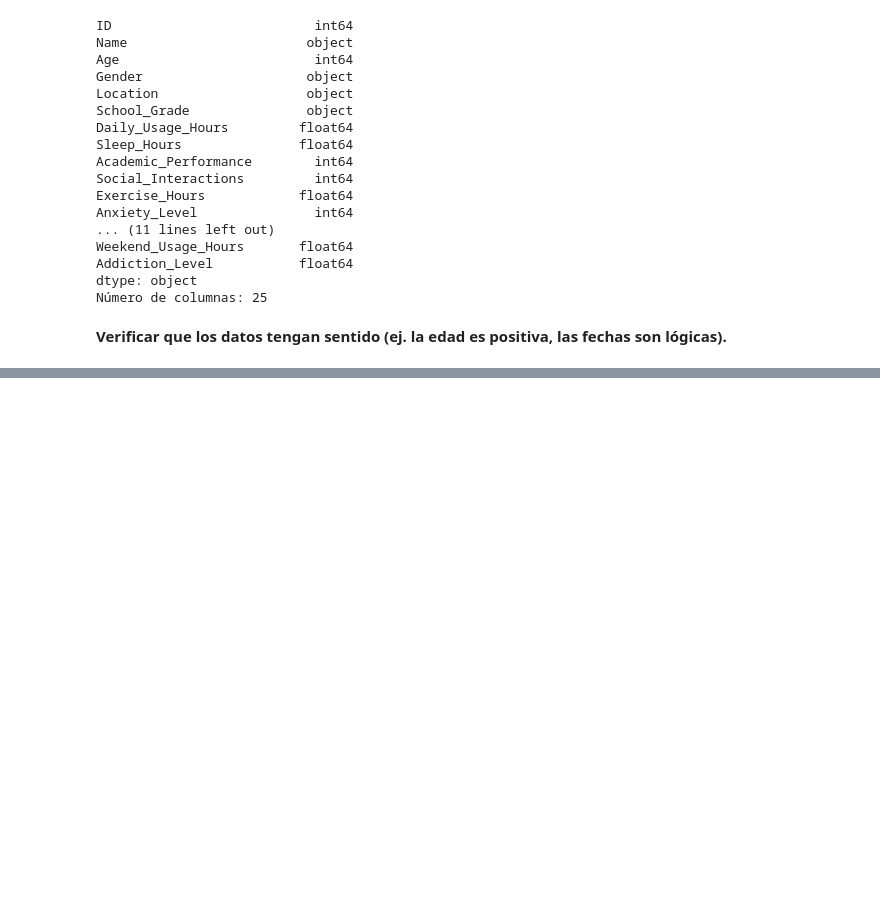
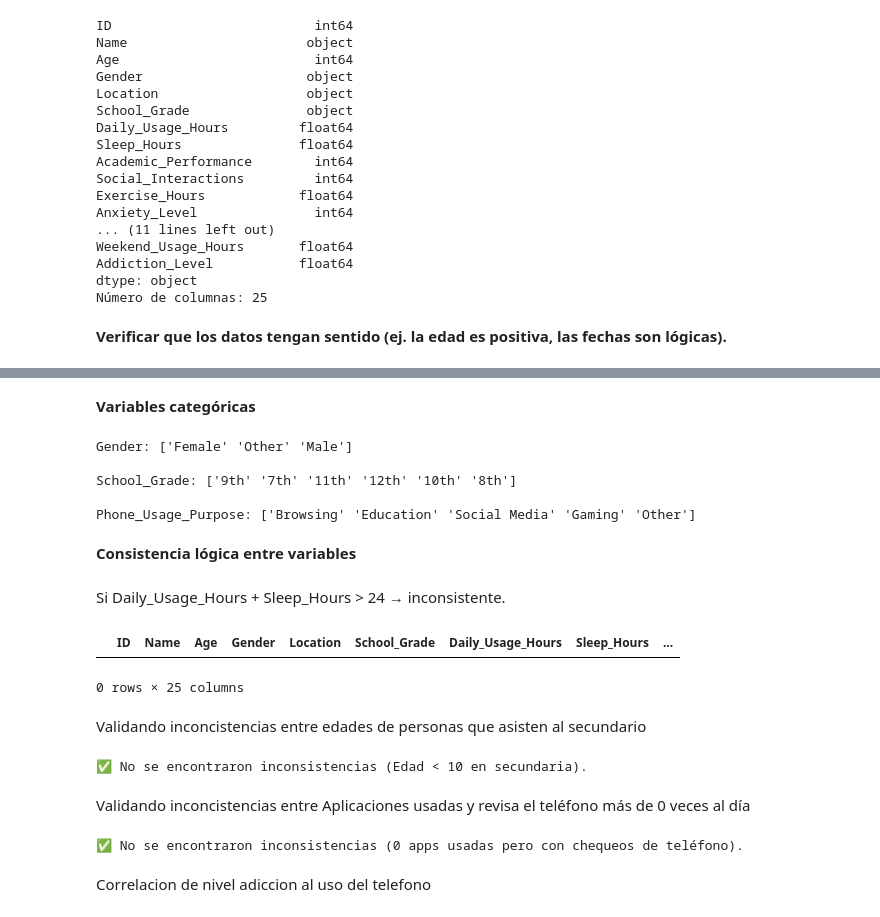
Before and after one commit to fede-cordoba-Ispc/Cs_Datos_II-Estadistica_II, a Jupyter notebook: Proyecto_Cs_Datos_y_Estadsitica_II.ipynb, the cells around one changed output, grey strips where cells are left out. Drawn from its saved outputs; the diff is of its cells as text; code cells hidden in the pictures; blank space fills up the shorter version.

```diff
--- a/Proyecto_Cs_Datos_y_Estadsitica_II.ipynb
+++ b/Proyecto_Cs_Datos_y_Estadsitica_II.ipynb
@@ -275,0 +295,53 @@ Número de columnas: 25
+# %% [markdown]
+**Variables categóricas**
+# %%
+for col in ['Gender','School_Grade','Phone_Usage_Purpose']:
+    print(f"\n{col}:", df[col].unique())
+# %% [output]
+Gender: ['Female' 'Other' 'Male']
+
+School_Grade: ['9th' '7th' '11th' '12th' '10th' '8th']
+
+Phone_Usage_Purpose: ['Browsing' 'Education' 'Social Media' 'Gaming' 'Other']
+# %% [markdown]
+**Consistencia lógica entre variables**
+# %% [markdown]
+Si Daily_Usage_Hours + Sleep_Hours > 24 → inconsistente.
+# %%
+df[df['Daily_Usage_Hours'] + df['Sleep_Hours'] > 24]
+# %% [output]
+|  | ID | Name | Age | Gender | Location | School_Grade | Daily_Usage_Hours | Sleep_Hours | ... |
+0 rows × 25 columns
+# %% [markdown]
+Validando inconcistencias entre edades de personas que asisten al secundario
+# %%
+# Definir los grados de secundaria en el dataset
+secondary_grades = ['7th', '8th', '9th', '10th', '11th', '12th']
+
+# Filtrar inconsistencias: edad < 10 y en secundaria
+inconsistencias = df[(df["Age"] < 10) & (df["School_Grade"].isin(secondary_grades))]
+
+# Mostrar resultados
+if inconsistencias.empty:
+    print("✅ No se encontraron inconsistencias (Edad < 10 en secundaria).")
+else:
+    print("⚠️ Se encontraron inconsistencias:\n")
+    print(inconsistencias[["ID", "Name", "Age", "School_Grade"]])
+# %% [output]
+✅ No se encontraron inconsistencias (Edad < 10 en secundaria).
+# %% [markdown]
+Validando inconcistencias entre Aplicaciones usadas y revisa el teléfono más de 0 veces al día
+# %%
+# Filtrar inconsistencias: 0 apps usadas pero revisa el teléfono más de 0 veces al día
+inconsistencias_apps = df[(df["Apps_Used_Daily"] == 0) & (df["Phone_Checks_Per_Day"] > 0)]
+
+# Mostrar resultados
+if inconsistencias_apps.empty:
+    print("✅ No se encontraron inconsistencias (0 apps usadas pero con chequeos de teléfono).")
+else:
+    print("⚠️ Se encontraron inconsistencias:\n")
+    print(inconsistencias_apps[["ID", "Name", "Apps_Used_Daily", "Phone_Checks_Per_Day"]])
+# %% [output]
+✅ No se encontraron inconsistencias (0 apps usadas pero con chequeos de teléfono).
+# %% [markdown]
+Correlacion de nivel adiccion al uso del telefono
```
Also changed, not shown: parts of 5 cells of this notebook.
